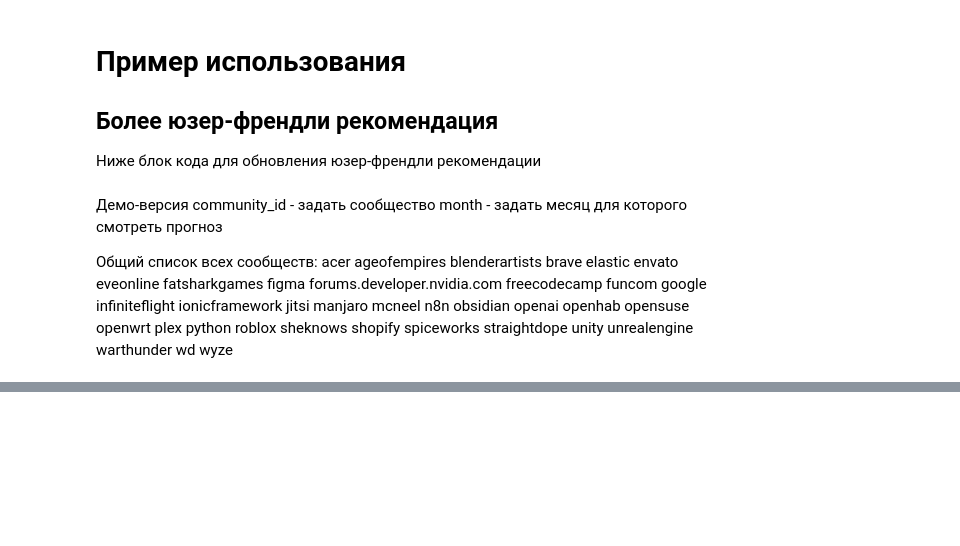
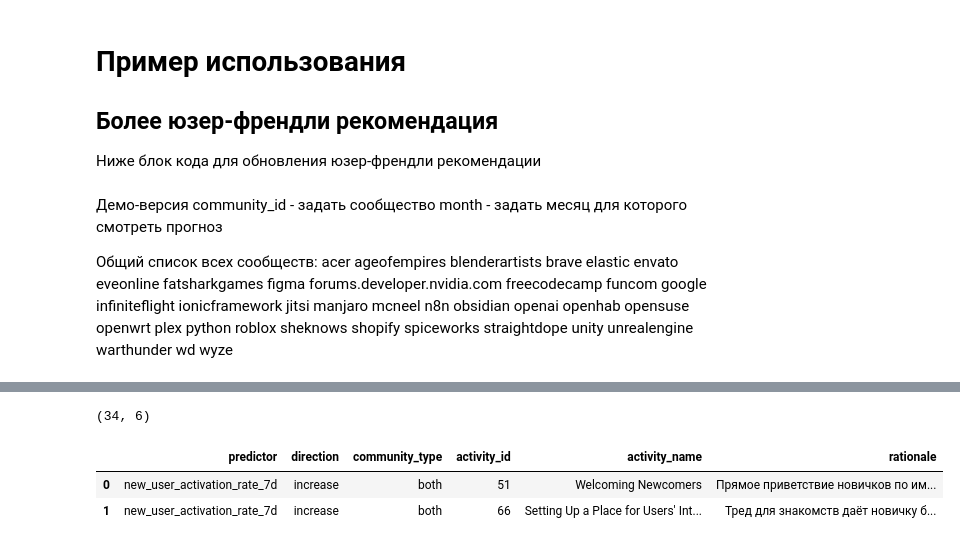
Before and after one commit to Irdorat/community_management, a Jupyter notebook: recomendation_system/baseline_req_sys.ipynb, the cells around one changed output, grey strips where cells are left out. Drawn from its saved outputs; the diff is of its cells as text; code cells hidden in the pictures; blank space fills up the shorter version.

```diff
--- a/recomendation_system/baseline_req_sys.ipynb
+++ b/recomendation_system/baseline_req_sys.ipynb
@@ -1900,0 +1936,61 @@ recommend_for_community_month(
+# %%
+def get_activities_for_predictor(predictor, community_type, df_activities, top_k=5):
+    mask = (
+        (df_predictor_activity['predictor'] == predictor) &
+        (df_predictor_activity['community_type'].isin([community_type, 'both']))
+    )
+    candidates = df_predictor_activity[mask]
+
+    if candidates.empty:
+        return []
+
+    result = []
+    for _, act in candidates.iterrows():
+        act_id = act['activity_id']
+        if act_id not in df_activities.index:
+            continue
+        row = df_activities.loc[act_id]
+        result.append({
+            'id':            act_id,
+            'name':          row['name'],
+            'activity_type': row['activity_type'],
+            'work_type':     row['work_type'],
+            'targets':       row['targets'],
+            'rationale':     act['rationale'],
+        })
+        if len(result) >= top_k:
+            break
+    return result
+
+
+def get_activities_for_predictor_and_stage(predictor, community_type, stage, df_activities, top_k=2):
+    priority_segments = stage_to_segments.get(stage, set())
+
+    candidates = get_activities_for_predictor(predictor, community_type, df_activities, top_k=10)
+    candidates.sort(
+        key=lambda a: len(set(df_activities.loc[a['id']]['target_segments']) & priority_segments),
+        reverse=True,
+    )
+    return candidates[:top_k]
+
+
+records = []
+
+for _, act in df_predictor_activity.iterrows():
+    records.append({
+        'predictor':      act['predictor'],
+        'direction':      act['direction'],
+        'community_type': act['community_type'],
+        'activity_id':    act['activity_id'],
+        'activity_name':  df_activities.loc[act['activity_id'], 'name'],
+        'rationale':      act['rationale'],
+    })
+
+df_mapping = pd.DataFrame(records)
+print(df_mapping.shape)
+display(df_mapping.head(2))
+# %% [output]
+(34, 6)
+|  | predictor | direction | community_type | activity_id | activity_name | rationale |
+| 0 | new_user_activation_rate_7d | increase | both | 51 | Welcoming Newcomers | Прямое приветствие новичков по им... |
+| 1 | new_user_activation_rate_7d | increase | both | 66 | Setting Up a Place for Users' Int... | Тред для знакомств даёт новичку б... |
```
Also changed, not shown: parts of 13 cells of this notebook, 5 other files.
